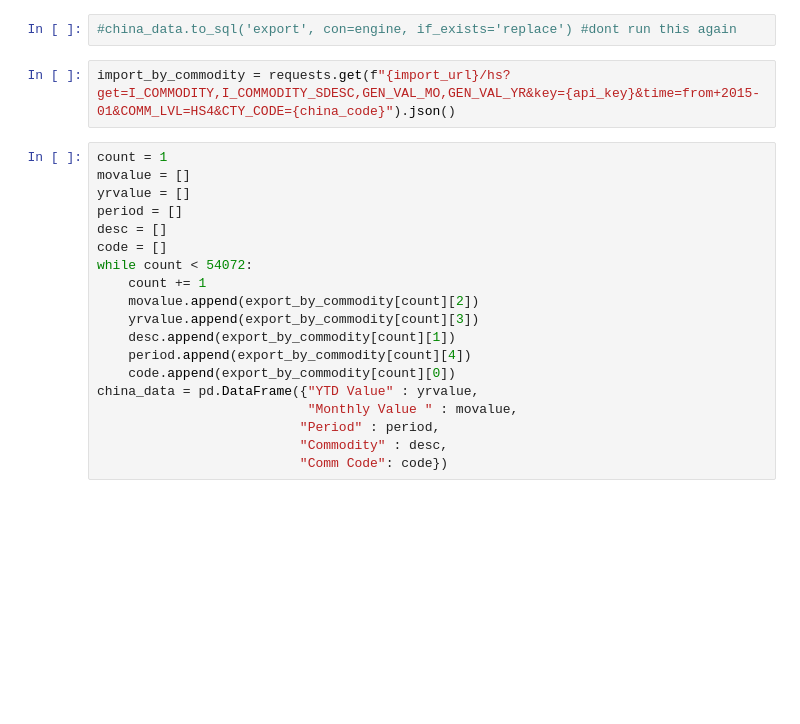
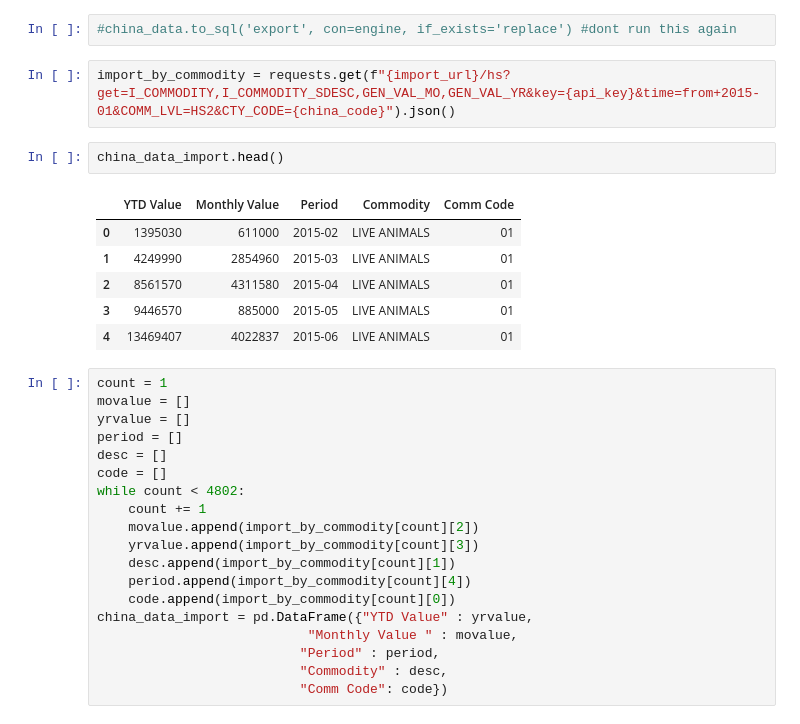
Before and after one commit to Sailendra-Mahapatra/Project2, a Jupyter notebook: Alex's Workbook/workbook.ipynb, the cells around one changed output. Saved outputs shown, nothing was run; the diff lists cells and outputs as text; blank space fills up the shorter version.

```diff
--- a/Alex's Workbook/workbook.ipynb
+++ b/Alex's Workbook/workbook.ipynb
@@ -96,7 +123,16 @@ engine = create_engine('sqlite:///../data/china_trade.db', echo=False)
 # %%
 #china_data.to_sql('export', con=engine, if_exists='replace') #dont run this again
 # %%
-import_by_commodity = requests.get(f"{import_url}/hs?get=I_COMMODITY,I_COMMODITY_SDESC,GEN_VAL_MO,GEN_VAL_YR&key={api_key}&time=from+2015-01&COMM_LVL=HS4&CTY_CODE={china_code}").json()
+import_by_commodity = requests.get(f"{import_url}/hs?get=I_COMMODITY,I_COMMODITY_SDESC,GEN_VAL_MO,GEN_VAL_YR&key={api_key}&time=from+2015-01&COMM_LVL=HS2&CTY_CODE={china_code}").json()
+# %%
+china_data_import.head()
+# %% [output]
+|  | YTD Value | Monthly Value | Period | Commodity | Comm Code |
+| 0 | 1395030 | 611000 | 2015-02 | LIVE ANIMALS | 01 |
+| 1 | 4249990 | 2854960 | 2015-03 | LIVE ANIMALS | 01 |
+| 2 | 8561570 | 4311580 | 2015-04 | LIVE ANIMALS | 01 |
+| 3 | 9446570 | 885000 | 2015-05 | LIVE ANIMALS | 01 |
+| 4 | 13469407 | 4022837 | 2015-06 | LIVE ANIMALS | 01 |
 # %%
 count = 1
 movalue = []
@@ -104,14 +140,14 @@ yrvalue = []
 period = []
 desc = []
 code = []
-while count < 54072:
+while count < 4802:
     count += 1
-    movalue.append(export_by_commodity[count][2])
-    yrvalue.append(export_by_commodity[count][3])
-    desc.append(export_by_commodity[count][1])
-    period.append(export_by_commodity[count][4])
-    code.append(export_by_commodity[count][0])
-china_data = pd.DataFrame({"YTD Value" : yrvalue,
+    movalue.append(import_by_commodity[count][2])
+    yrvalue.append(import_by_commodity[count][3])
+    desc.append(import_by_commodity[count][1])
+    period.append(import_by_commodity[count][4])
+    code.append(import_by_commodity[count][0])
+china_data_import = pd.DataFrame({"YTD Value" : yrvalue,
                            "Monthly Value " : movalue,
                           "Period" : period,
                           "Commodity" : desc,
```
Also changed, not shown: parts of 8 cells of this notebook, 7 other files.
